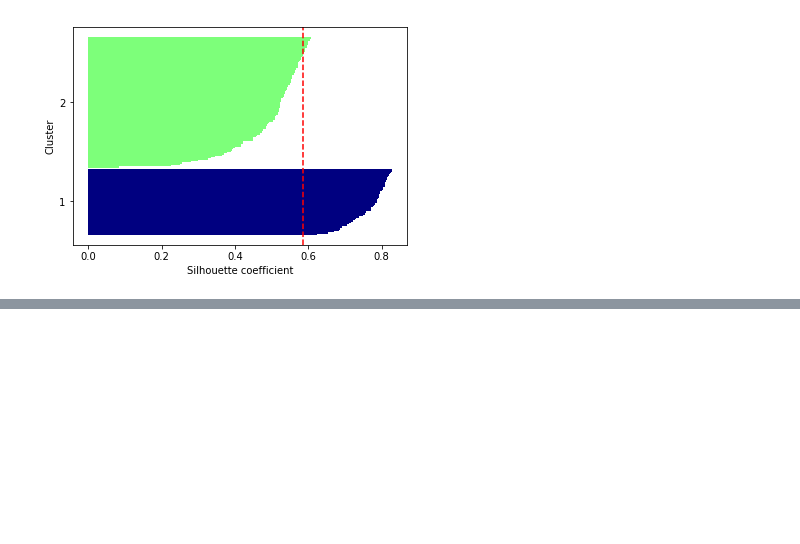
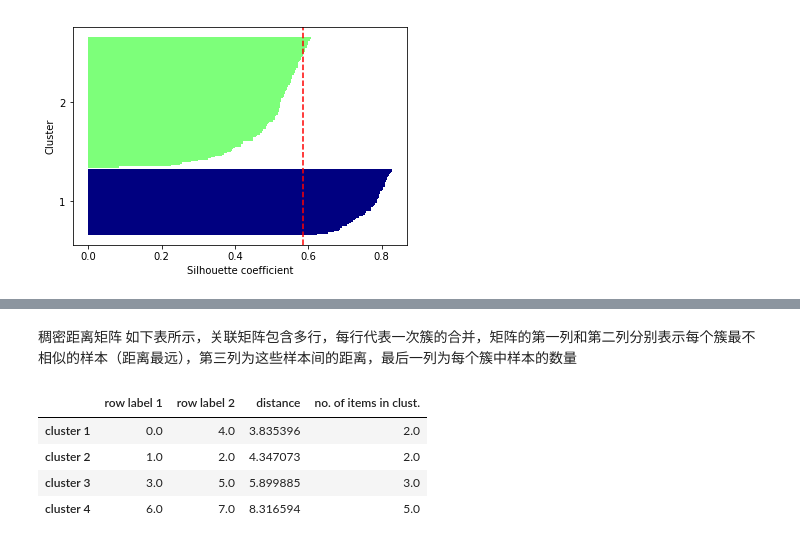
Before and after one commit to fnfly2005/pubilc_work, a Jupyter notebook: learnsklearn/聚类算法.ipynb, the cells around one changed output, grey strips where cells are left out. Drawn from its saved outputs; the diff is of its cells as text; code cells hidden in the pictures; blank space fills up the shorter version.

```diff
--- a/learnsklearn/聚类算法.ipynb
+++ b/learnsklearn/聚类算法.ipynb
@@ -104,0 +135,14 @@ plt.show()
+# %% [markdown]
+稠密距离矩阵
+如下表所示，关联矩阵包含多行，每行代表一次簇的合并，矩阵的第一列和第二列分别表示每个簇最不相似的样本（距离最远），第三列为这些样本间的距离，最后一列为每个簇中样本的数量
+# %%
+row_clusters =linkage(df.values,method='complete',metric='euclidean')
+pd.DataFrame(row_clusters,columns=['row label 1','row label 2',
+                                   'distance','no. of items in clust.'],
+            index = ['cluster %d' %(i+1) for i in range(row_clusters.shape[0])])
+# %% [output]
+|  | row label 1 | row label 2 | distance | no. of items in clust. |
+| cluster 1 | 0.0 | 4.0 | 3.835396 | 2.0 |
+| cluster 2 | 1.0 | 2.0 | 4.347073 | 2.0 |
+| cluster 3 | 3.0 | 5.0 | 5.899885 | 3.0 |
+| cluster 4 | 6.0 | 7.0 | 8.316594 | 5.0 |
```
Also changed, not shown: parts of 5 cells of this notebook.
